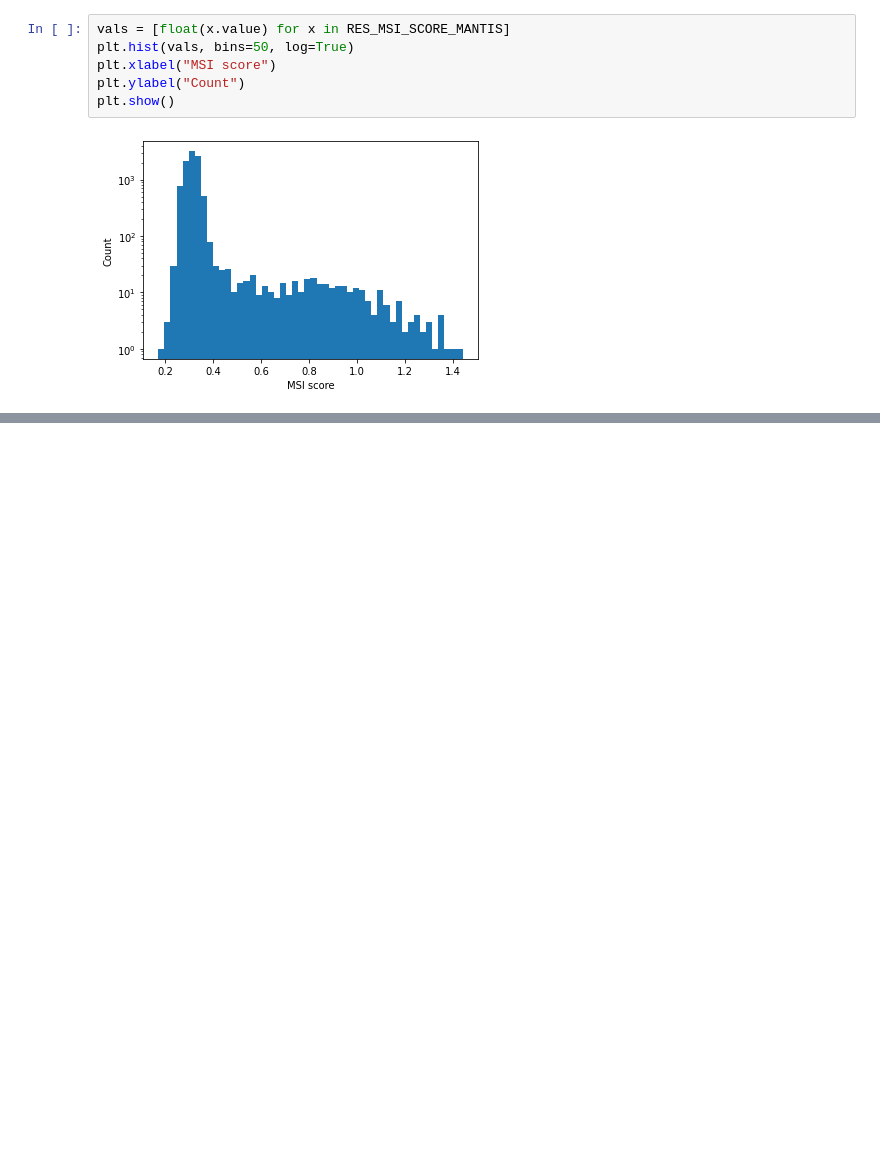
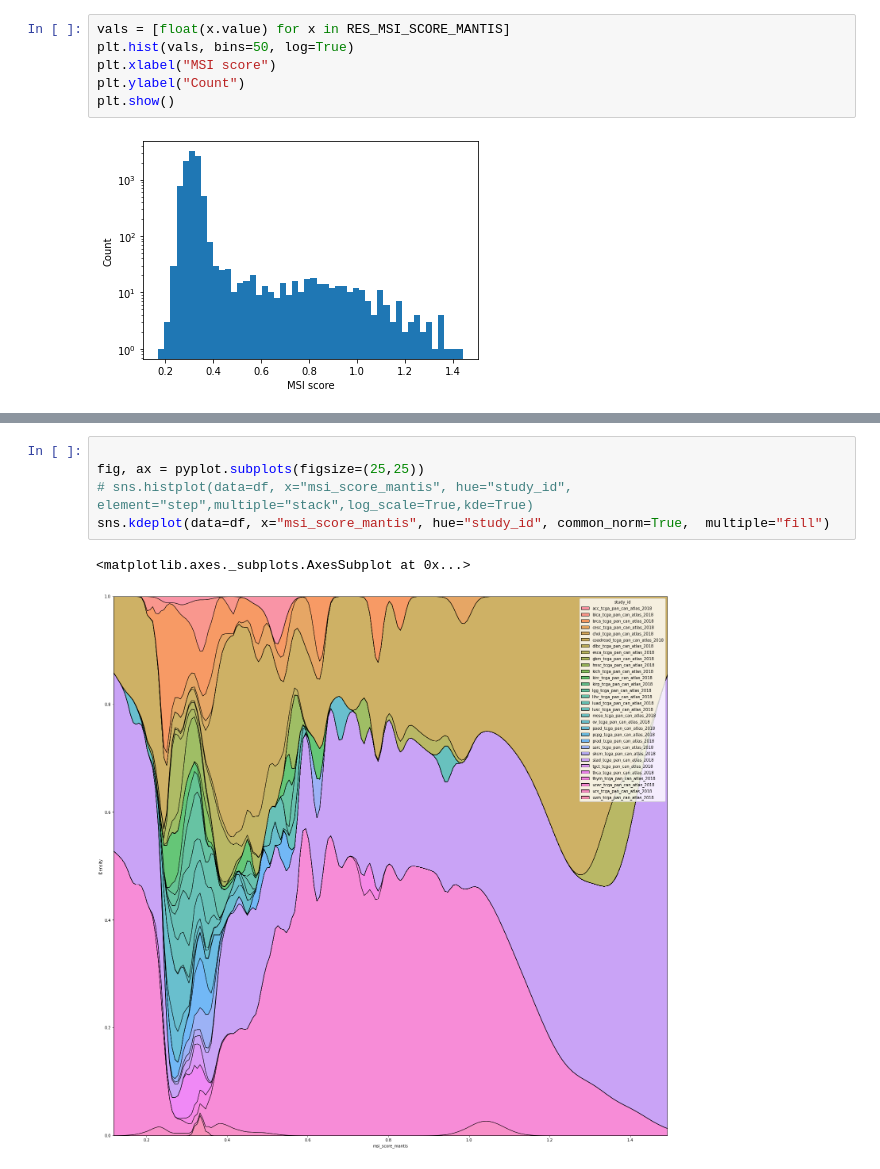
Before and after one commit to aauker/workbench, a Jupyter notebook: python/recipes/fetch_msi_pancan.ipynb, the cells around one changed output, grey strips where cells are left out. Drawn from its saved outputs; the diff is of its cells as text; blank space fills up the shorter version.

```diff
--- a/python/recipes/fetch_msi_pancan.ipynb
+++ b/python/recipes/fetch_msi_pancan.ipynb
@@ -86,0 +115,8 @@ plt.show()
+# %%
+
+fig, ax = pyplot.subplots(figsize=(25,25))
+# sns.histplot(data=df, x="msi_score_mantis", hue="study_id", element="step",multiple="stack",log_scale=True,kde=True)
+sns.kdeplot(data=df, x="msi_score_mantis", hue="study_id", common_norm=True,  multiple="fill")
+# %% [output]
+<matplotlib.axes._subplots.AxesSubplot at 0x...>
+[figure, added]
```
Also changed, not shown: parts of 6 cells of this notebook.
